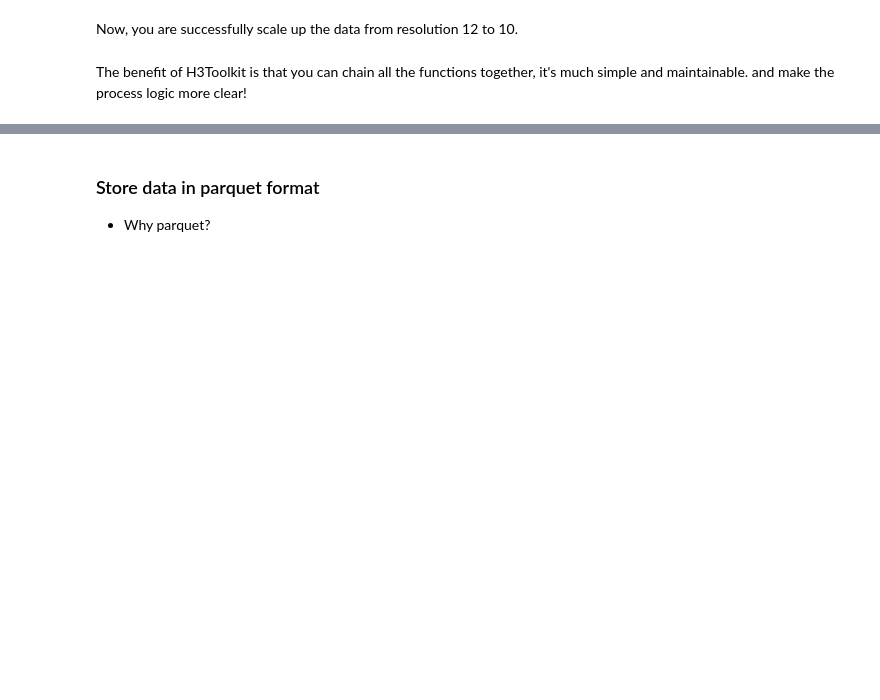
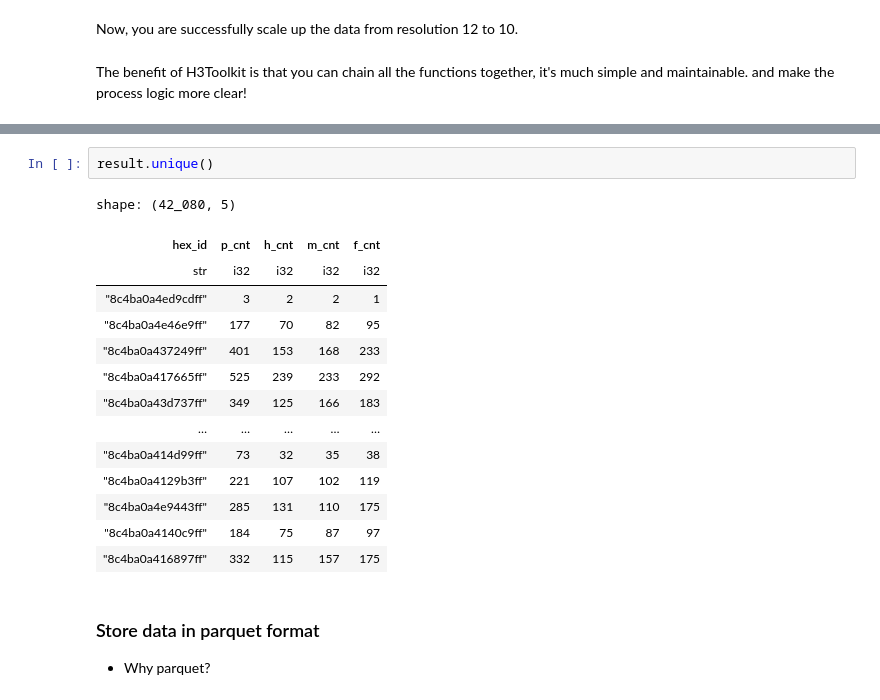
Before and after one commit to CityScience-TaipeiTech/h3_aggregation, a Jupyter notebook: docs/source/usage/01_vector_data.ipynb, the cells around one changed output, grey strips where cells are left out. Drawn from its saved outputs; the diff is of its cells as text; blank space fills up the shorter version.

```diff
--- a/docs/source/usage/01_vector_data.ipynb
+++ b/docs/source/usage/01_vector_data.ipynb
@@ -221,3 +230,20 @@ shape: (5, 3)
+# %%
+result.unique()
+# %% [output]
+shape: (42_080, 5)
+| hex_id | p_cnt | h_cnt | m_cnt | f_cnt |
+| str | i32 | i32 | i32 | i32 |
+| "8c4ba0a4ed9cdff" | 3 | 2 | 2 | 1 |
+| "8c4ba0a4e46e9ff" | 177 | 70 | 82 | 95 |
+| "8c4ba0a437249ff" | 401 | 153 | 168 | 233 |
+| "8c4ba0a417665ff" | 525 | 239 | 233 | 292 |
+| "8c4ba0a43d737ff" | 349 | 125 | 166 | 183 |
+| … | … | … | … | … |
+| "8c4ba0a414d99ff" | 73 | 32 | 35 | 38 |
+| "8c4ba0a4129b3ff" | 221 | 107 | 102 | 119 |
+| "8c4ba0a4e9443ff" | 285 | 131 | 110 | 175 |
+| "8c4ba0a4140c9ff" | 184 | 75 | 87 | 97 |
+| "8c4ba0a416897ff" | 332 | 115 | 157 | 175 |
 # %% [markdown]
 ### Store data in parquet format
 - Why parquet?
```
Also changed, not shown: parts of 3 cells of this notebook, 4 other files.
